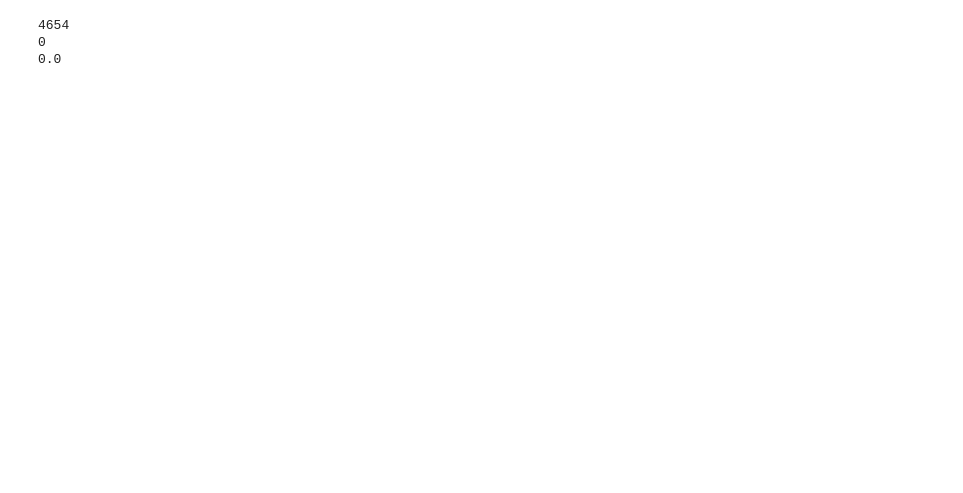
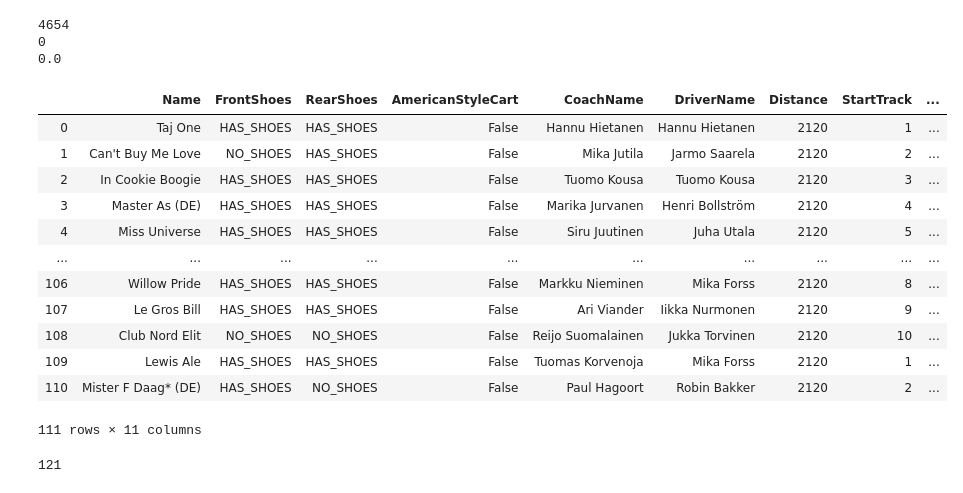
Before and after one commit to ThreeHorsemen/TrottingAnalyzer, a Jupyter notebook: win_predictor.ipynb, the cells around one changed output. Saved outputs shown, nothing was run; the diff lists cells and outputs as text; code cells hidden in the pictures; blank space fills up the shorter version.

Commit message:
Created a tool for predicting races for a certain dict

```diff
--- a/win_predictor.ipynb
+++ b/win_predictor.ipynb
@@ -192,0 +229,30 @@ print(x / wins)
+# %%
+at = ApiTool()
+card = json.loads(at.getCardsForDate(12, 10, 2019).text)['collection'][0]
+races = fetchRaces(at, card['cardId'])
+# %%
+all_horses = []
+
+for race in races:
+    all_horses.extend(race['horses'])
+# %%
+df = pd.DataFrame(all_horses)
+df.head(-10)
+# %% [output]
+|  | Name | FrontShoes | RearShoes | AmericanStyleCart | CoachName | DriverName | Distance | StartTrack | ... |
+| 0 | Taj One | HAS_SHOES | HAS_SHOES | False | Hannu Hietanen | Hannu Hietanen | 2120 | 1 | ... |
+| 1 | Can't Buy Me Love | NO_SHOES | HAS_SHOES | False | Mika Jutila | Jarmo Saarela | 2120 | 2 | ... |
+| 2 | In Cookie Boogie | HAS_SHOES | HAS_SHOES | False | Tuomo Kousa | Tuomo Kousa | 2120 | 3 | ... |
+| 3 | Master As (DE) | HAS_SHOES | HAS_SHOES | False | Marika Jurvanen | Henri Bollström | 2120 | 4 | ... |
+| 4 | Miss Universe | HAS_SHOES | HAS_SHOES | False | Siru Juutinen | Juha Utala | 2120 | 5 | ... |
+| ... | ... | ... | ... | ... | ... | ... | ... | ... | ... |
+| 106 | Willow Pride | HAS_SHOES | HAS_SHOES | False | Markku Nieminen | Mika Forss | 2120 | 8 | ... |
+| 107 | Le Gros Bill | HAS_SHOES | HAS_SHOES | False | Ari Viander | Iikka Nurmonen | 2120 | 9 | ... |
+| 108 | Club Nord Elit | NO_SHOES | NO_SHOES | False | Reijo Suomalainen | Jukka Torvinen | 2120 | 10 | ... |
+| 109 | Lewis Ale | HAS_SHOES | HAS_SHOES | False | Tuomas Korvenoja | Mika Forss | 2120 | 1 | ... |
+| 110 | Mister F Daag* (DE) | HAS_SHOES | NO_SHOES | False | Paul Hagoort | Robin Bakker | 2120 | 2 | ... |
+111 rows × 11 columns
+# %%
+print(len(df))
+# %% [output]
+121
```
Also changed, not shown: parts of 18 cells of this notebook, 6 other files.
